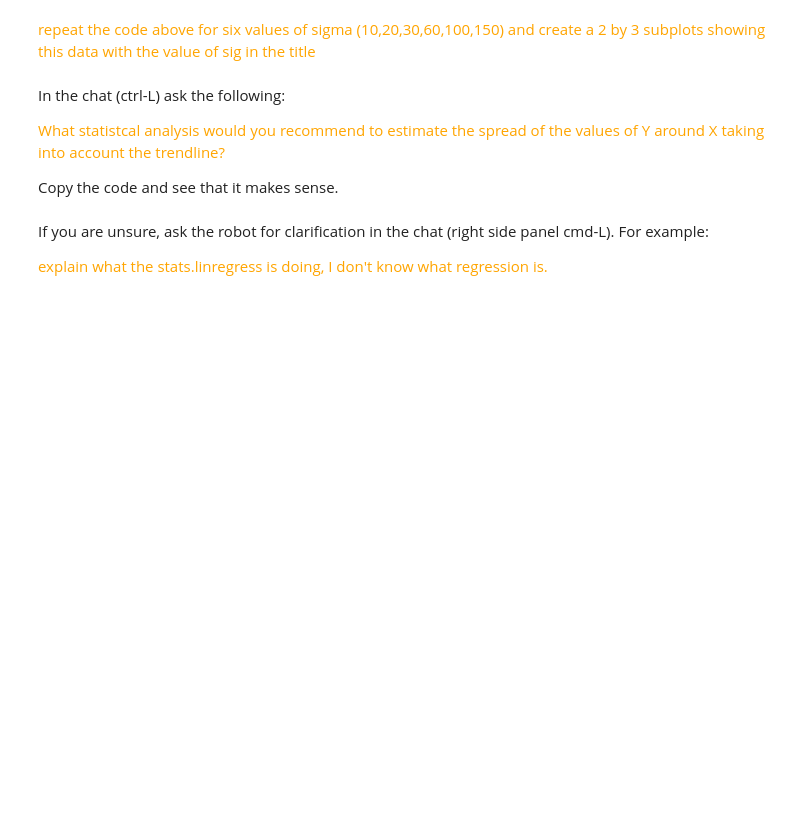
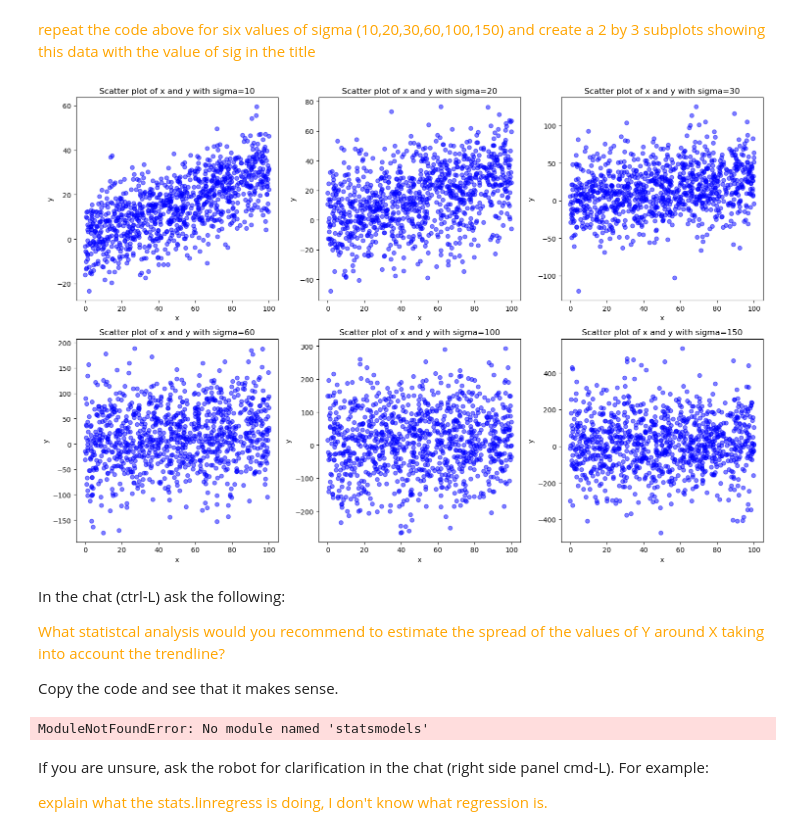
Before and after one commit to rwollman/Chem269-2023, a Jupyter notebook: Notebooks/00_Intro.ipynb, the cells around one changed output. Saved outputs shown, nothing was run; the diff lists cells and outputs as text; code cells hidden in the pictures; blank space fills up the shorter version.

```diff
--- a/Notebooks/00_Intro.ipynb
+++ b/Notebooks/00_Intro.ipynb
@@ -46,3 +57,21 @@ Submit assignments by Mon Nov 13 at 9am
+# %%
+#cmd-K
+sigmas = [10, 20, 30, 60, 100, 150]
+fig, axs = plt.subplots(2, 3, figsize=(15, 10))
+
+for i, sigma in enumerate(sigmas):
+    ax = axs[i//3, i%3]
+    noise = np.random.normal(0, sigma, 1000)
+    y = 0.3 * x + noise
+    ax.scatter(x, y, color='blue', alpha=0.5)
+    ax.set_title(f'Scatter plot of x and y with sigma={sigma}')
+    ax.set_xlabel('x')
+    ax.set_ylabel('y')
+
+plt.tight_layout()
+plt.show()
+# %% [output]
+[figure, added]
 # %% [markdown]
 In the chat (ctrl-L) ask the following:
 
@@ -51,6 +80,21 @@ In the chat (ctrl-L) ask the following:
 Copy the code and see that it makes sense.
 # %%
 #cmd-K
+# %%
+import statsmodels.api as sm
+import numpy as np
+
+# Assuming x and y are your data
+X = sm.add_constant(x)  # adding a constant (intercept term) to the model
+model = sm.OLS(y, X)
+results = model.fit()
+
+# The residuals
+residuals = results.resid
+
+# Now you can analyze the spread and pattern of these residuals
+# %% [output]
+ModuleNotFoundError: No module named 'statsmodels'
 # %% [markdown]
 If you are unsure, ask the robot for clarification in the chat (right side panel cmd-L). For example:
 
```
Also changed, not shown: parts of 5 cells of this notebook.
